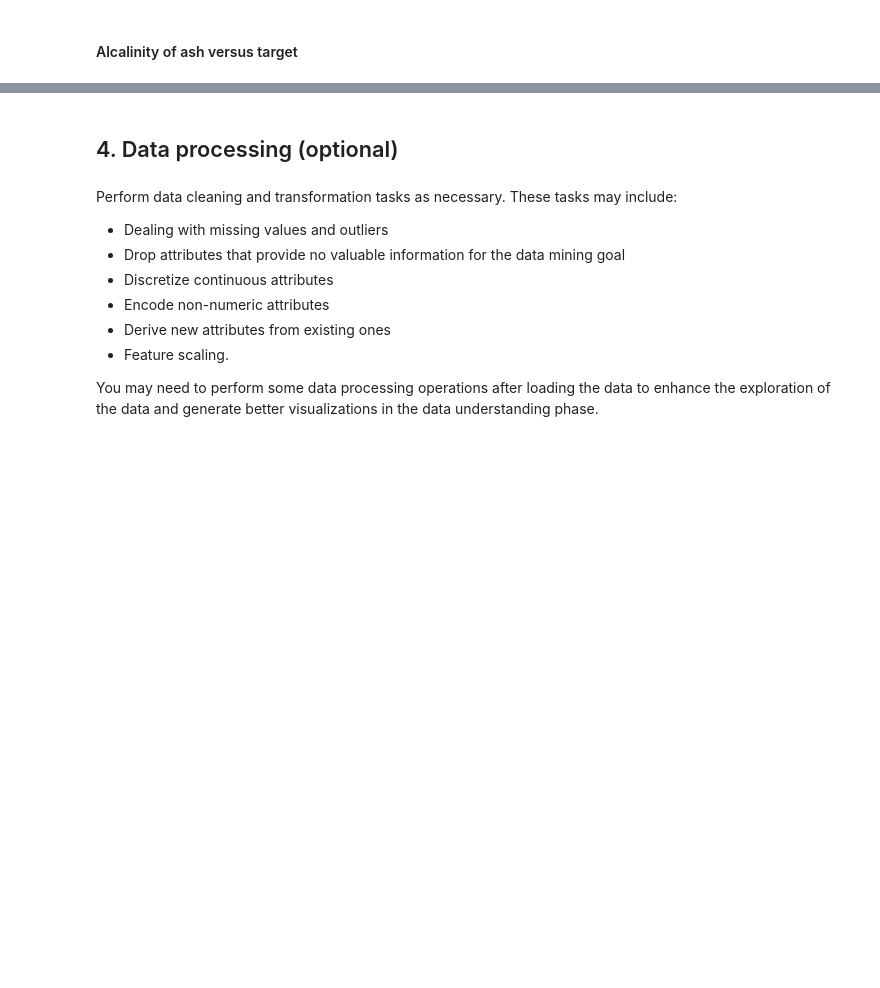
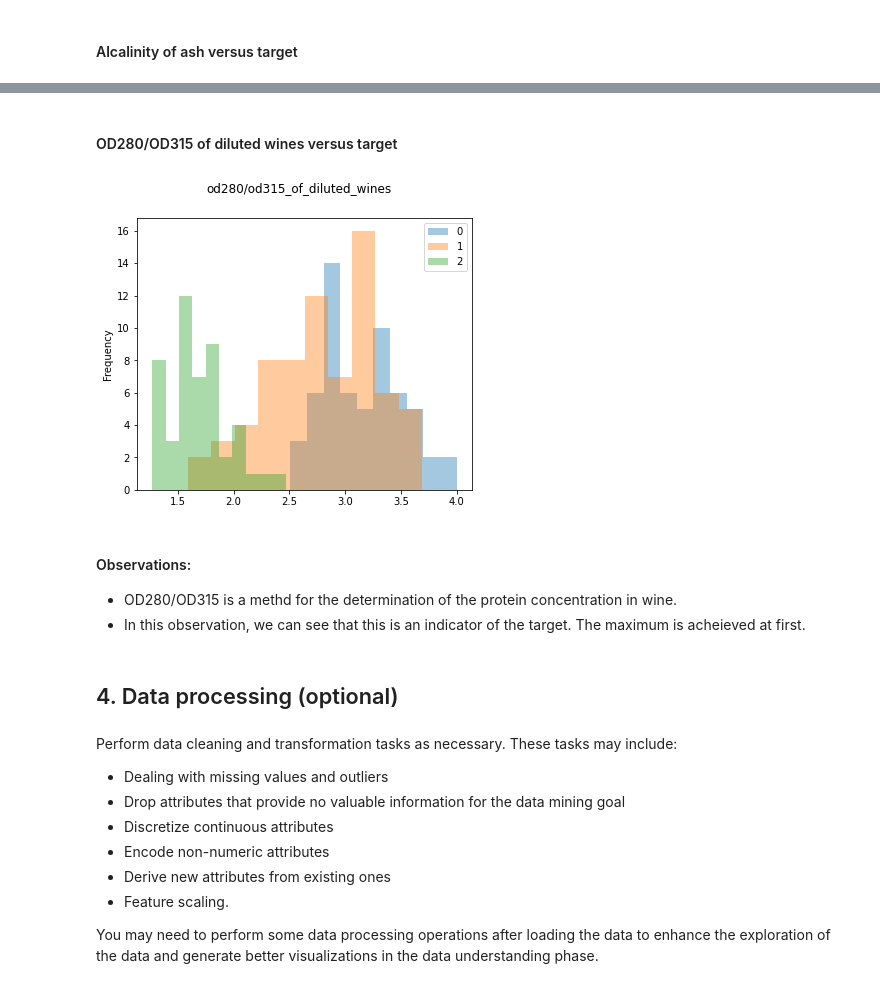
Before and after one commit to Joycelam082/CIS-3200-Final-Project, a Jupyter notebook: Data_mining_project-template.ipynb, the cells around one changed output, grey strips where cells are left out. Cells and saved outputs as stored; diff of their text form; code cells hidden in the pictures; blank space fills up the shorter version.

```diff
--- a/Data_mining_project-template.ipynb
+++ b/Data_mining_project-template.ipynb
@@ -168,3 +165,13 @@ plot_class_attribute_dist(df, 'target', 'hue')
+# %% [markdown]
+#### OD280/OD315 of diluted wines versus target
+# %%
+plot_class_attribute_dist(df, 'target', 'od280/od315_of_diluted_wines')
+# %% [output]
+[figure, added]
+# %% [markdown]
+#### Observations:
+* OD280/OD315 is a methd for the determination of the protein concentration in wine.
+* In this observation, we can see that this is an indicator of the target. The maximum is acheieved at first.
 # %% [markdown]
 ## 4. Data processing (optional)
 # %% [markdown]
```
Also changed, not shown: parts of 16 cells of this notebook.
